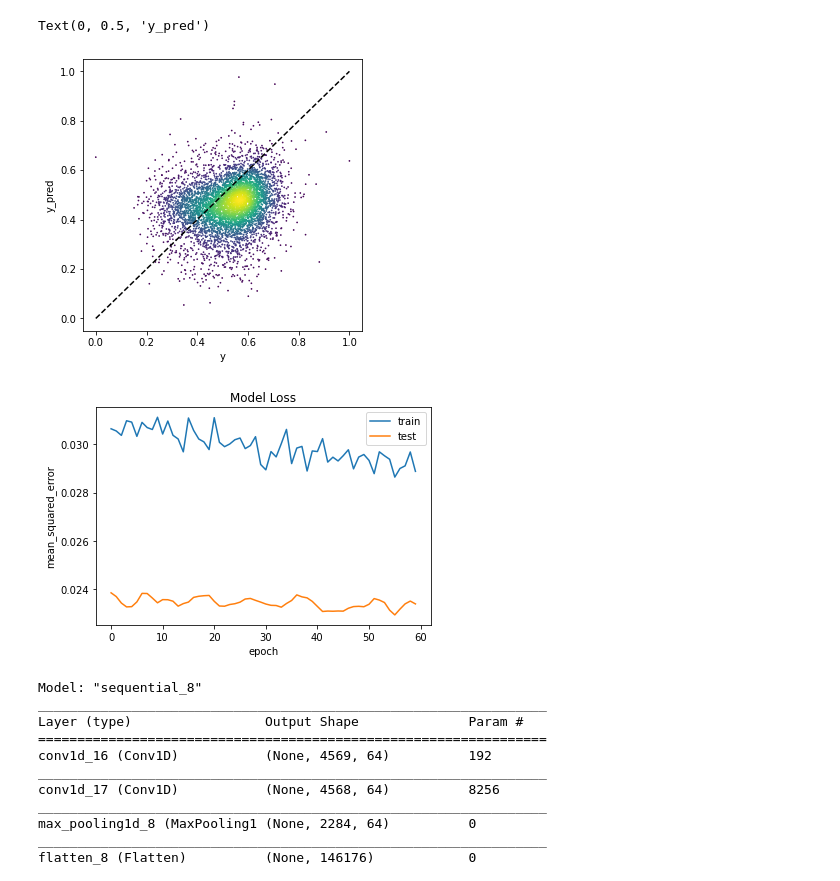
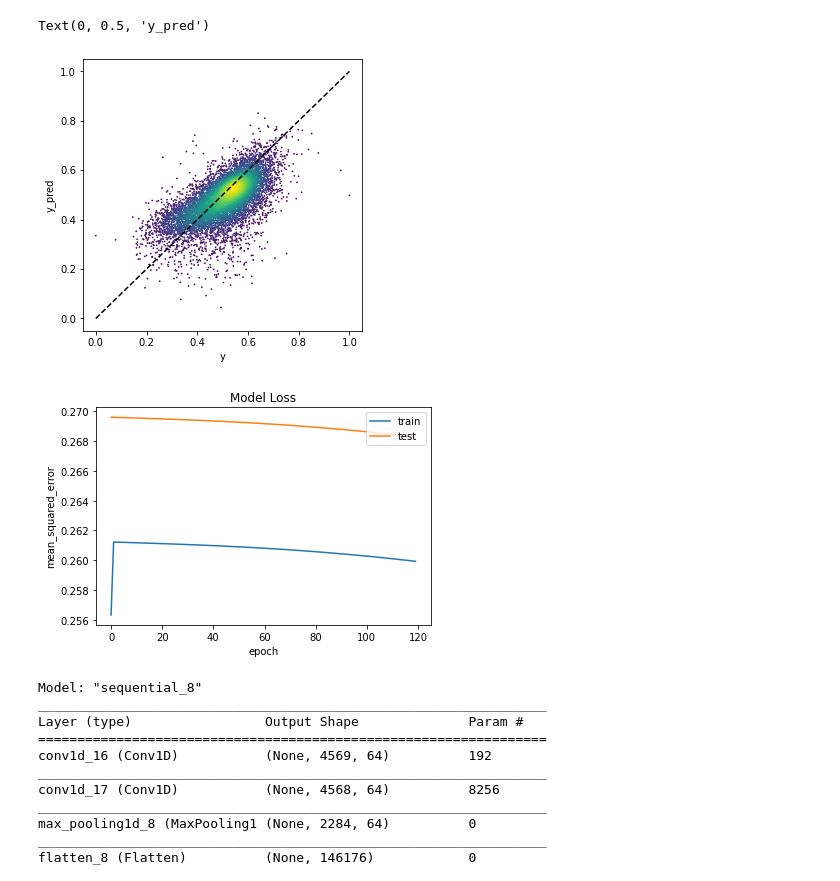
Before and after one commit to AlexanderEvitt/QuasVar, a Jupyter notebook: Code/spectra_modelling.ipynb, the cells around one changed output. Drawn from its saved outputs; the diff is of its cells as text; code cells hidden in the pictures.

```diff
--- a/Code/spectra_modelling.ipynb
+++ b/Code/spectra_modelling.ipynb
@@ -85,6 +90,7 @@ y = y/np.max(np.abs(y))
 # %%
-model = build_rnn(x,1,50,1)
+n = 8294
+#model = build_cnn(x[:n])
 
-history = model.fit(x, y, epochs=10, verbose=1,batch_size=512, validation_split=0.2, shuffle=True)
+history = model.fit(x[:n], y[:n], epochs=1200, verbose=1,batch_size=1024, validation_split=0.2, shuffle=True)
 #model.save(str('bot.h5'))
 # %% [output]
@@ -101,18 +114,18 @@ KeyboardInterrupt:
 # %%
 from scipy.stats import gaussian_kde
 
-#y_pred = model.predict(x)
+y_pred = model.predict(x)
 xy = np.vstack([y,[i[0] for i in y_pred]])
 z = gaussian_kde(xy)(xy)
 
 plt.figure(figsize=(5,5))
 plt.scatter(y,y_pred,c=z,s=0.5)
 plt.plot([0,1],[0,1],c='black',linestyle='dashed')
 plt.xlabel('y')
 plt.ylabel('y_pred')
 # %% [output]
 Text(0, 0.5, 'y_pred')
-[figure, old version]
+[figure, new version]
 # %%
 plt.plot(history.history['loss'])
 plt.plot(history.history['val_loss'])
@@ -122,7 +135,7 @@ plt.xlabel('epoch')
 plt.legend(['train', 'test'], loc='upper right')
 plt.show()
 # %% [output]
-[figure, old version]
+[figure, new version]
 # %%
 model.summary()
 # %% [output]
```
Also changed, not shown: parts of 11 cells of this notebook, 14 other files.
